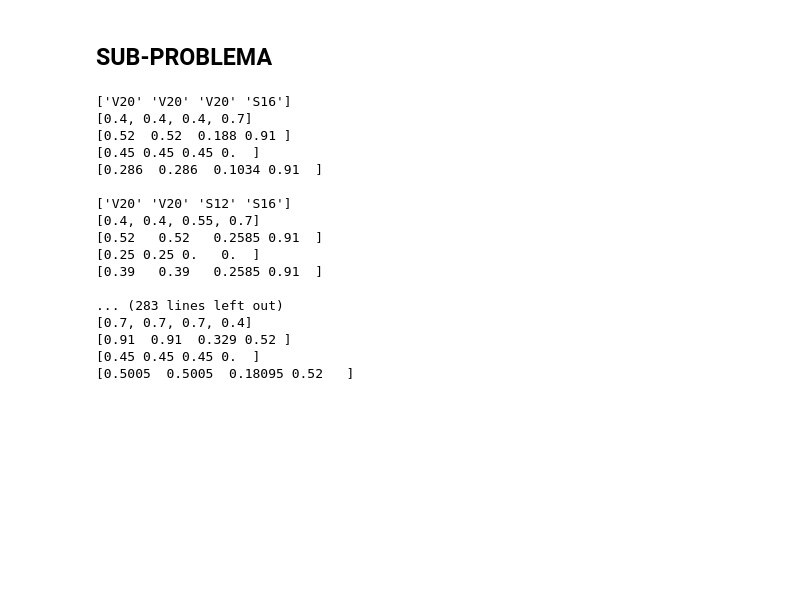
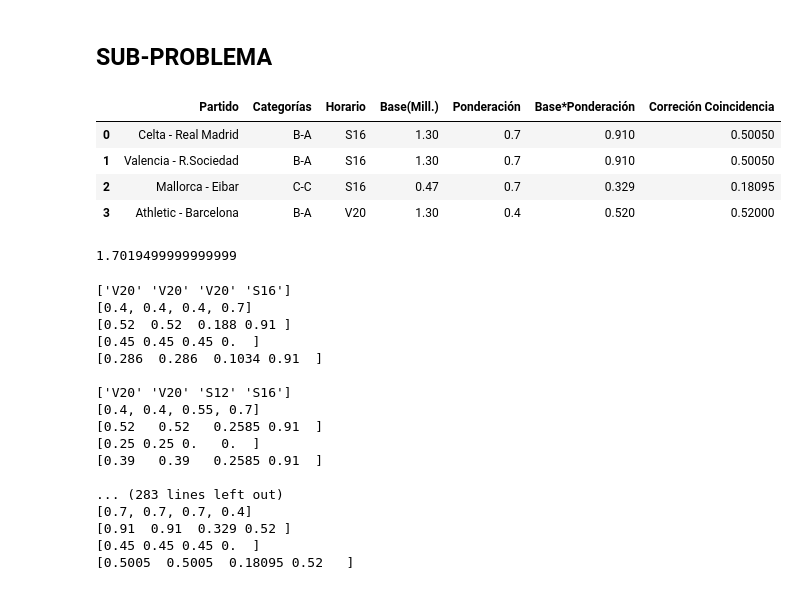
Before and after one commit to cristianscu99-VIU/03MIAR_Algoritmos-de-Optimizacion, a Jupyter notebook: SEMINARIO/Proyecto_AOP_Problema_2_Cristian_de_la_Santa_Cruz.ipynb, the cells around one changed output. Cells and saved outputs as stored; diff of their text form; code cells hidden in the pictures; blank space fills up the shorter version.

Commit message:
Previo a ejecución SUB-PROBLEMA

```diff
--- a/SEMINARIO/Proyecto_AOP_Problema_2_Cristian_de_la_Santa_Cruz.ipynb
+++ b/SEMINARIO/Proyecto_AOP_Problema_2_Cristian_de_la_Santa_Cruz.ipynb
@@ -425,6 +425,70 @@ matriz_restringida = [tuple for tuple in matriz if (0 in tuple and H-1 in tuple)
 matriz_restringida
 # %% [markdown]
 ## SUB-PROBLEMA
+# %%
+import numpy as np
+import pandas as pd
+
+# Función que devuelve una lista con las diferentes correciones en base a la coincidencia
+def Correcion_por_coincidencia(lista_horario_partido):
+  Coincidencias = {'-%' : [0, 0.25, 0.45, 0.6, 0.7, 0.75, 0.78, 0.8, 0.8]}
+  lista_repeticiones = []
+
+  unique, counts = np.unique(lista_horario_partido, return_counts=True)
+  dict_valores = dict(zip(unique, counts))
+
+  for valor in lista_horario_partido:
+    repeticiones = dict_valores[valor] - 1 # restamos 1 porque si está le corresponde una correción de coincidencia de -0% no del -25%
+    lista_repeticiones.append(repeticiones)
+
+  lista_correciones = np.array(Coincidencias['-%'])[np.array(lista_repeticiones)]
+  return lista_correciones
+
+# Condiciones iniciales para un problema fijo
+##############################################
+lista_partidos = [
+    'Celta - Real Madrid',
+    'Valencia - R.Sociedad',
+    'Mallorca - Eibar',
+    'Athletic - Barcelona',
+]
+
+lista_categorias = ['B-A', 'B-A', 'C-C', 'B-A']
+
+lista_bases = [1.3, 1.3, 0.47, 1.3]
+
+Ponderacion = {'V20': 0.4, 'S12' : 0.55, 'S16' : 0.7}
+
+##############################################
+
+listado_horarios = list(Ponderacion.keys())
+
+P = len(lista_partidos)
+H = len(listado_horarios)
+
+# Generar todas las combinaciones de P números del 0 a H-1
+matriz = list(product(range(H), repeat=P))
+matriz_restringida = [comb for comb in matriz if (0 in comb and H-1 in comb)]
+
+# Convertir la matriz de combinaciones con restrincciones a horarios
+horarios = np.array(listado_horarios)[np.array(matriz_restringida)] # lista de listas con todos los horarios posibles para la jornada
+
+for lista_horario_partido in horarios:
+  lista_ponderaciones = [Ponderacion[lista_horario_partido[i]] for i in range(len(lista_horario_partido))]
+  lista_base_ponderacion = np.array(lista_bases)*np.array(lista_ponderaciones)
+  lista_correciones = np.array(Correcion_por_coincidencia(lista_horario_partido))
+  lista_correciones_corregida = lista_base_ponderacion*(np.ones(len(lista_correciones))-lista_correciones)
+
+  df, Total = generar_dataframe(lista_partidos, lista_categorias, lista_horario_partido, lista_bases, lista_ponderaciones, lista_base_ponderacion, lista_correciones_corregida)
+  display(df)
+  print(Total,'\n')
+# %% [output]
+|  | Partido | Categorías | Horario | Base(Mill.) | Ponderación | Base*Ponderación | Correción Coincidencia |
+| 0 | Celta - Real Madrid | B-A | S16 | 1.30 | 0.7 | 0.910 | 0.50050 |
+| 1 | Valencia - R.Sociedad | B-A | S16 | 1.30 | 0.7 | 0.910 | 0.50050 |
+| 2 | Mallorca - Eibar | C-C | S16 | 0.47 | 0.7 | 0.329 | 0.18095 |
+| 3 | Athletic - Barcelona | B-A | V20 | 1.30 | 0.4 | 0.520 | 0.52000 |
+1.7019499999999999
 # %%
 import numpy as np
 import pandas as pd
```
